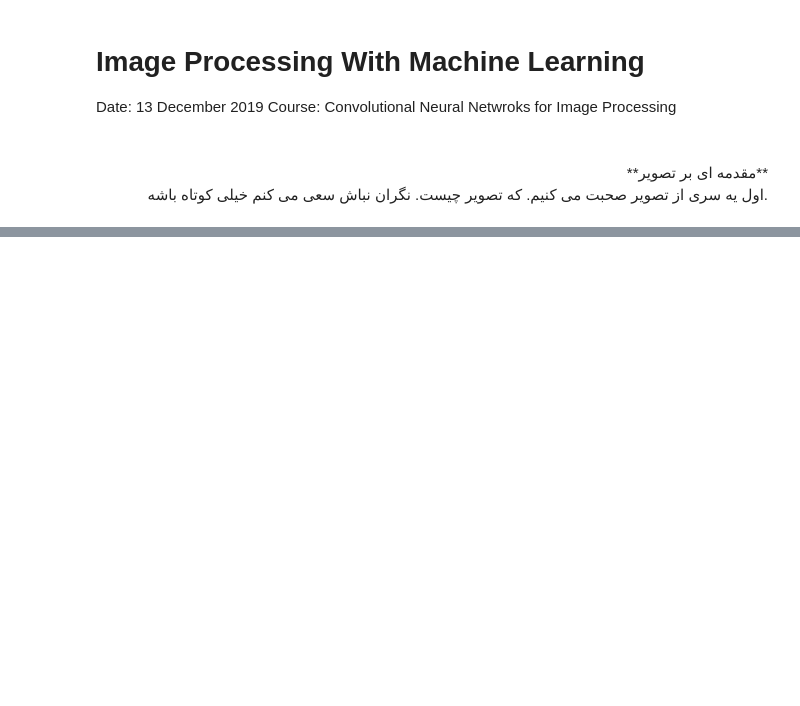
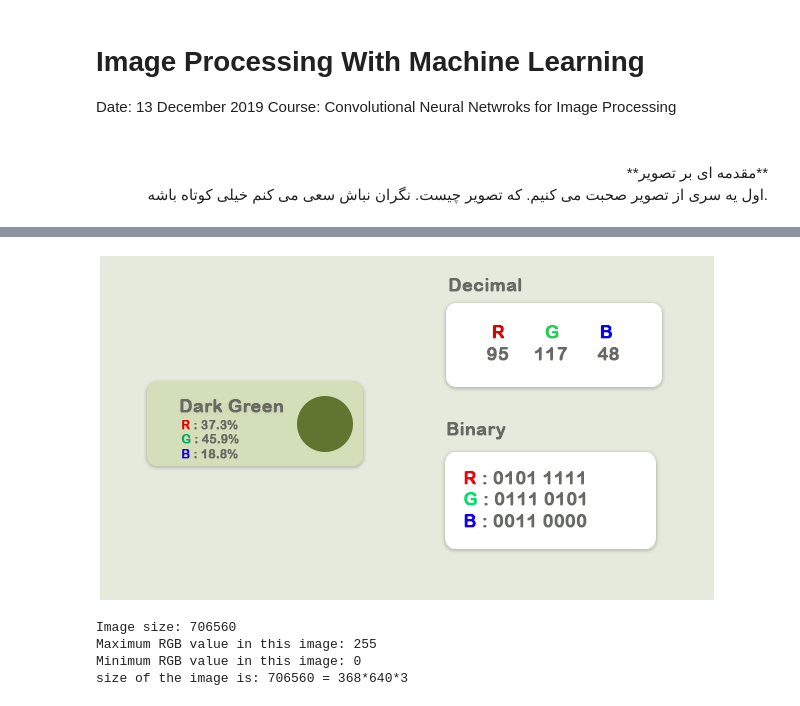
Before and after one commit to ShahrokhGit/DL_Practice, a Jupyter notebook: CNN_Chapter01.ipynb, the cells around one changed output, grey strips where cells are left out. Cells and saved outputs as stored; diff of their text form; code cells hidden in the pictures; blank space fills up the shorter version.

```diff
--- a/CNN_Chapter01.ipynb
+++ b/CNN_Chapter01.ipynb
@@ -60,0 +52,17 @@ plt.show()
+# %%
+from PIL import Image
+import IPython as IP
+rgbPix = 'Photos/RGB_Pixel.PNG'
+IP.display.Image(rgbPix)
+# %% [output]
+[figure, added]
+# %%
+print('Image size: {}'.format(kiwi.size))
+print('Maximum RGB value in this image: {}'.format(kiwi.max()))
+print('Minimum RGB value in this image: {}'.format(kiwi.min()))
+print('size of the image is: {} = {}*{}*{}'.format(kiwi.size,kiwi.shape[0],kiwi.shape[1],kiwi.shape[2]))
+# %% [output]
+Image size: 706560
+Maximum RGB value in this image: 255
+Minimum RGB value in this image: 0
+size of the image is: 706560 = 368*640*3
```
Also changed, not shown: parts of 52 cells of this notebook, 14 other files.
